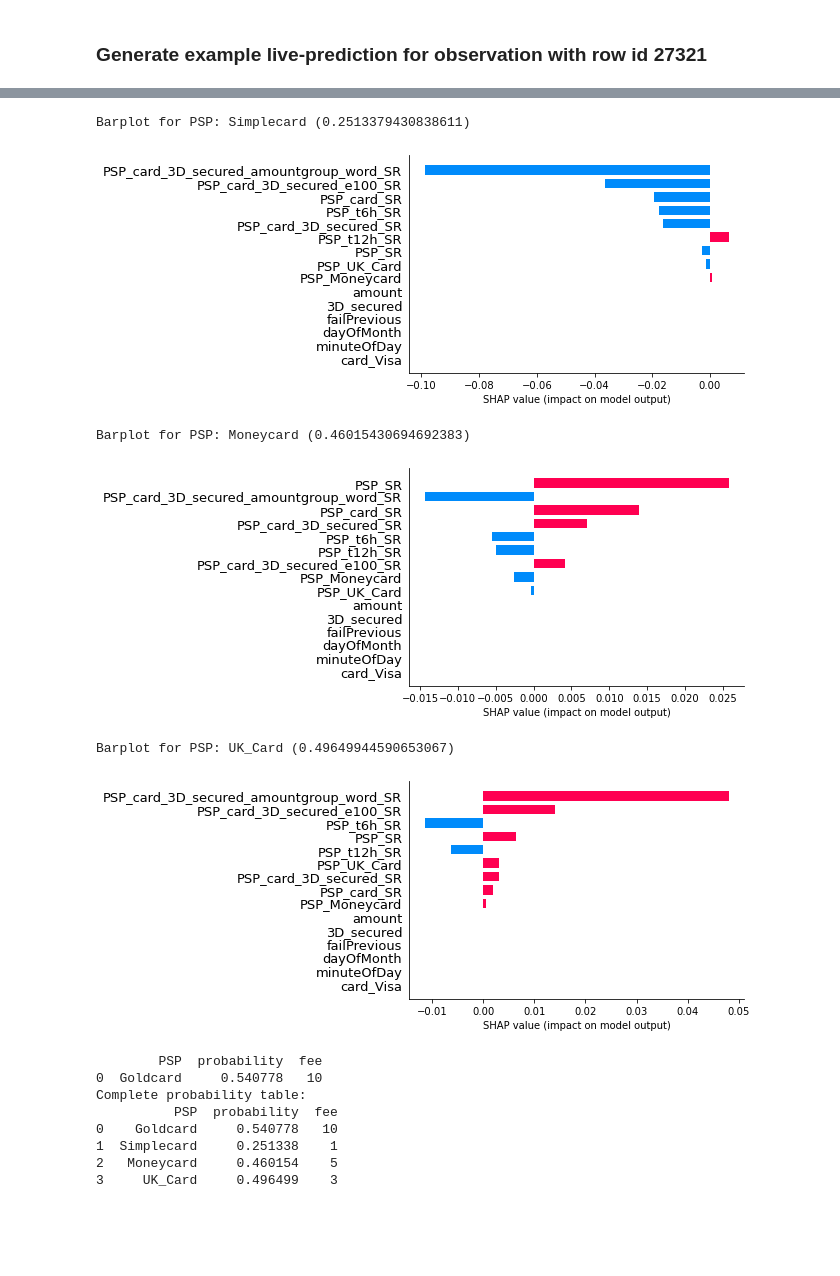
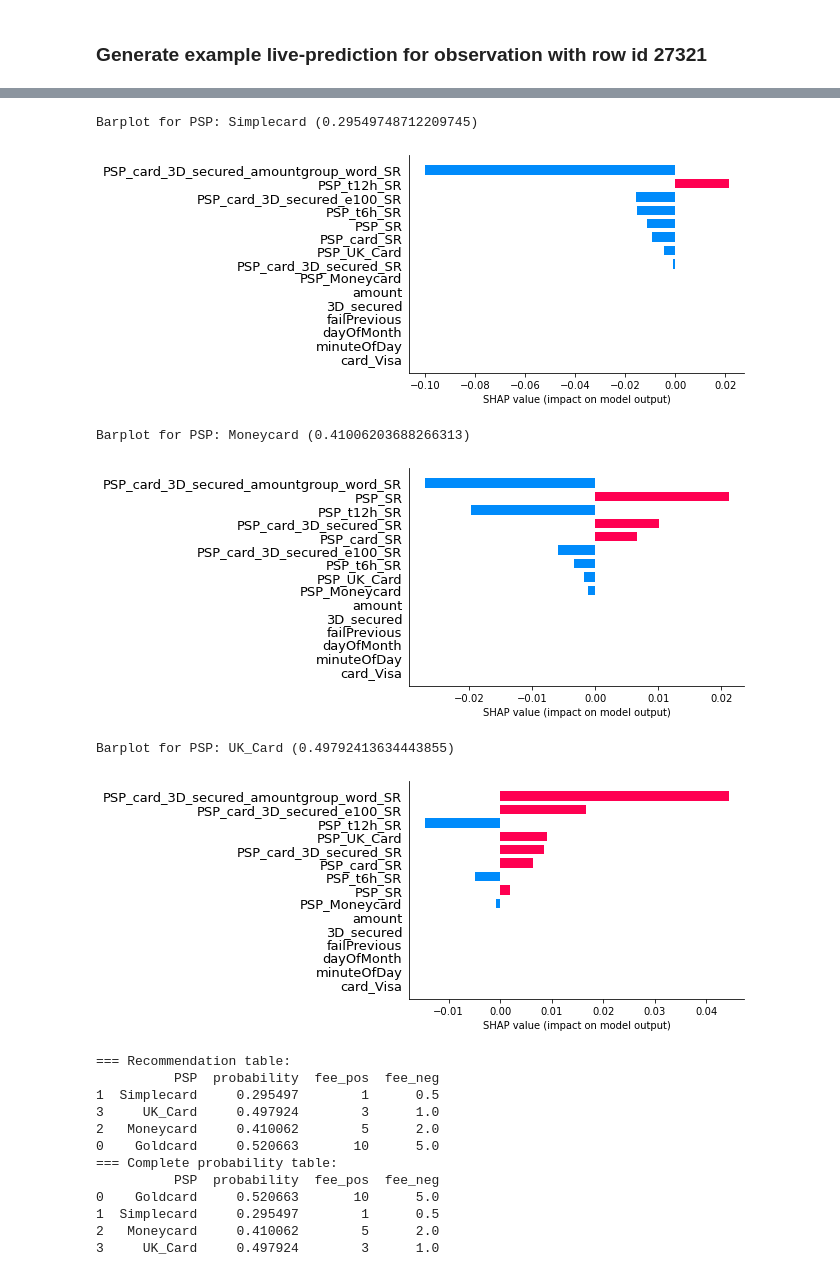
Before and after one commit to TNMayer/IU_DLMDSME01, a Jupyter notebook: 06_Deployment.ipynb, the cells around one changed output, grey strips where cells are left out. Cells and saved outputs as stored; diff of their text form; code cells hidden in the pictures; blank space fills up the shorter version.

```diff
--- a/06_Deployment.ipynb
+++ b/06_Deployment.ipynb
@@ -42,6 +42,10 @@ model = hf.loadPickle('./models/xgb_clf_final.pkl')
 # features = hf.loadPickle('./models/xgb_clf_final_features.pkl')
 parameters = hf.loadPickle('./data/parameters.pkl')
 features = parameters['features']
+# %%
+pathDb = './data/PSP_Data.sqlite'
+X_test = hf.readSqlTable(pathDb, "X_test")
+y_test = hf.readSqlTable(pathDb, "y_test")
 # %% [markdown]
 ### Define pipeline
 # %%
@@ -346,5 +366,5 @@ Complete probability table:
 # %% [markdown]
 ### Generate example live-prediction for observation with row id 27321
 # %%
-generate_prediction(27321, features)
+generate_prediction(27321, features, verbose = 1)
 # %% [output]
@@ -358,14 +375,18 @@ Barplot for PSP: Goldcard (0.5407779473877086)
-Barplot for PSP: Simplecard (0.2513379430838611)
+Barplot for PSP: Simplecard (0.29549748712209745)
-[figure, old version]
+[figure, new version]
-Barplot for PSP: Moneycard (0.46015430694692383)
+Barplot for PSP: Moneycard (0.41006203688266313)
-[figure, old version]
+[figure, new version]
-Barplot for PSP: UK_Card (0.49649944590653067)
+Barplot for PSP: UK_Card (0.49792413634443855)
-[figure, old version]
+[figure, new version]
-        PSP  probability  fee
-0  Goldcard     0.540778   10
-Complete probability table:
-          PSP  probability  fee
-0    Goldcard     0.540778   10
-1  Simplecard     0.251338    1
-2   Moneycard     0.460154    5
-3     UK_Card     0.496499    3
+=== Recommendation table:
+          PSP  probability  fee_pos  fee_neg
+1  Simplecard     0.295497        1      0.5
+3     UK_Card     0.497924        3      1.0
+2   Moneycard     0.410062        5      2.0
+0    Goldcard     0.520663       10      5.0
+=== Complete probability table:
+          PSP  probability  fee_pos  fee_neg
+0    Goldcard     0.520663       10      5.0
+1  Simplecard     0.295497        1      0.5
+2   Moneycard     0.410062        5      2.0
+3     UK_Card     0.497924        3      1.0
```
Also changed, not shown: parts of 5 cells of this notebook, 6 other files.
